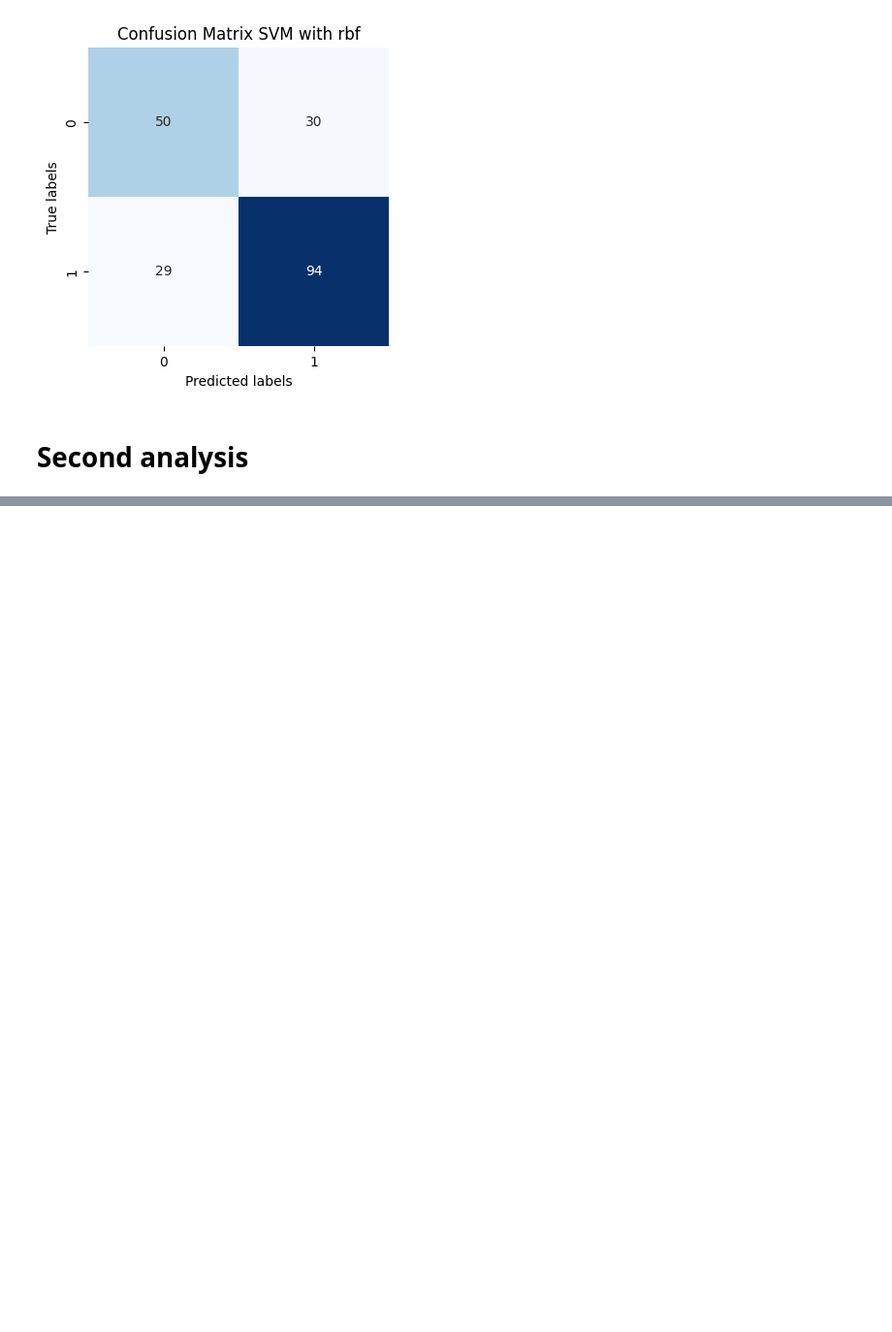
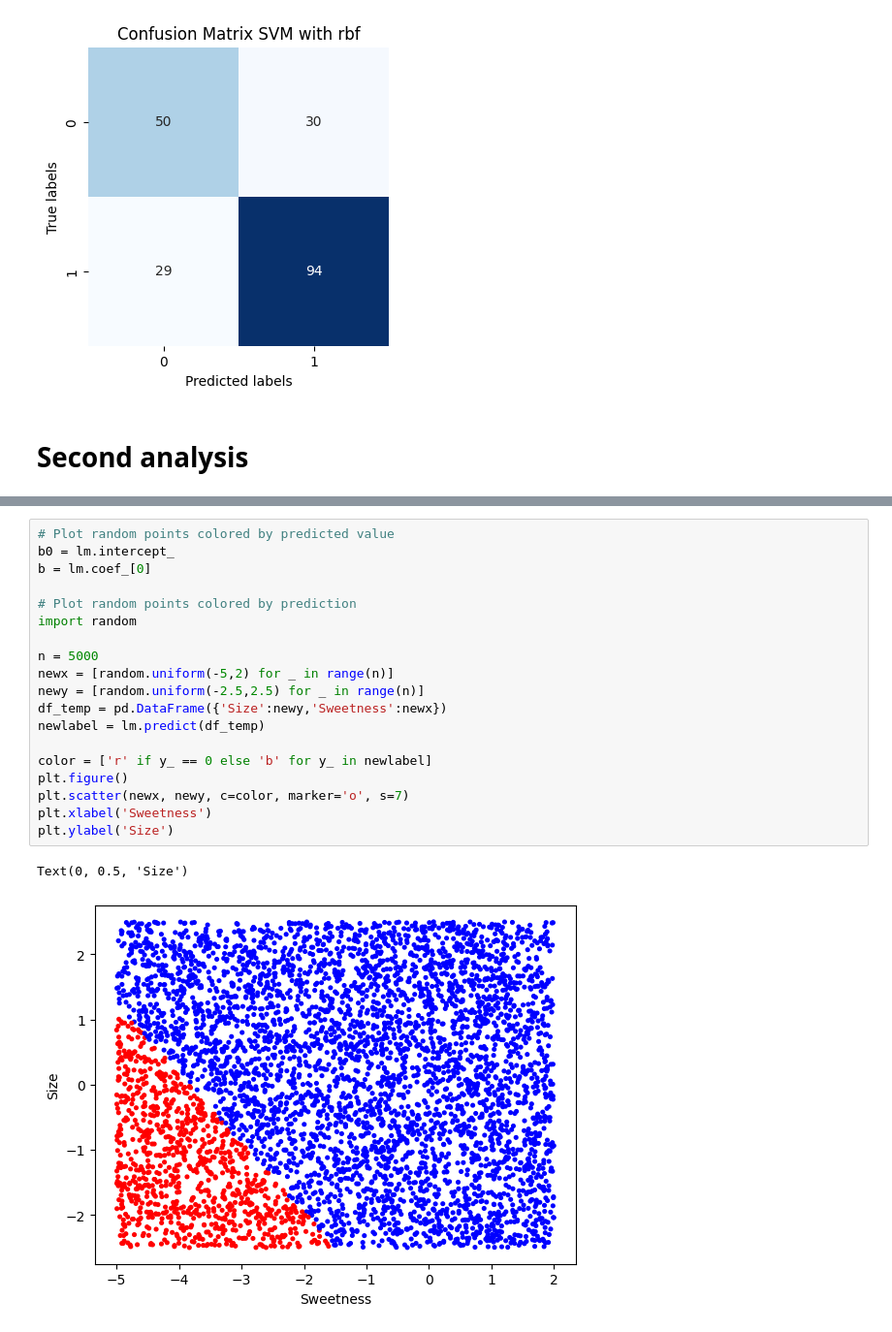
Before and after one commit to sadrajafari/cs5830_project7, a Jupyter notebook: project7.ipynb, the cells around one changed output, grey strips where cells are left out. Shown: that part at 97% size. Cells and saved outputs as stored; diff of their text form; blank space fills up the shorter version.

```diff
--- a/project7.ipynb
+++ b/project7.ipynb
@@ -303,0 +417,22 @@ plt.show()
+# %%
+# Plot random points colored by predicted value
+b0 = lm.intercept_
+b = lm.coef_[0]
+
+# Plot random points colored by prediction
+import random
+
+n = 5000
+newx = [random.uniform(-5,2) for _ in range(n)]
+newy = [random.uniform(-2.5,2.5) for _ in range(n)]
+df_temp = pd.DataFrame({'Size':newy,'Sweetness':newx})
+newlabel = lm.predict(df_temp)
+
+color = ['r' if y_ == 0 else 'b' for y_ in newlabel]
+plt.figure()
+plt.scatter(newx, newy, c=color, marker='o', s=7)
+plt.xlabel('Sweetness')
+plt.ylabel('Size')
+# %% [output]
+Text(0, 0.5, 'Size')
+[figure, added]
```
Also changed, not shown: parts of 15 cells of this notebook, 1 other file.
